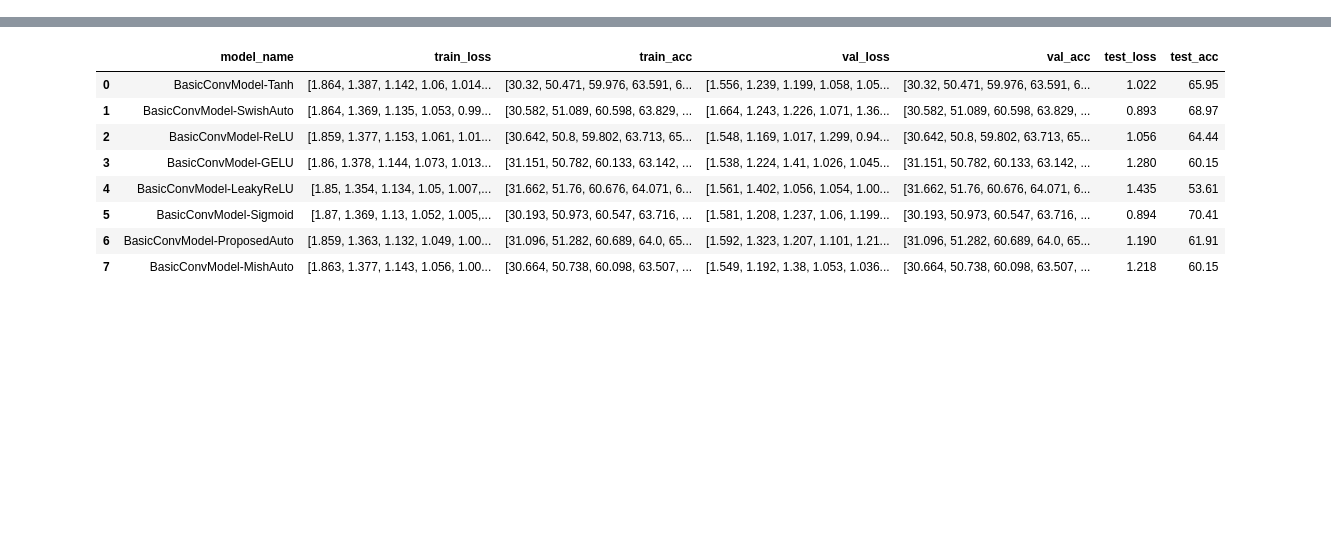
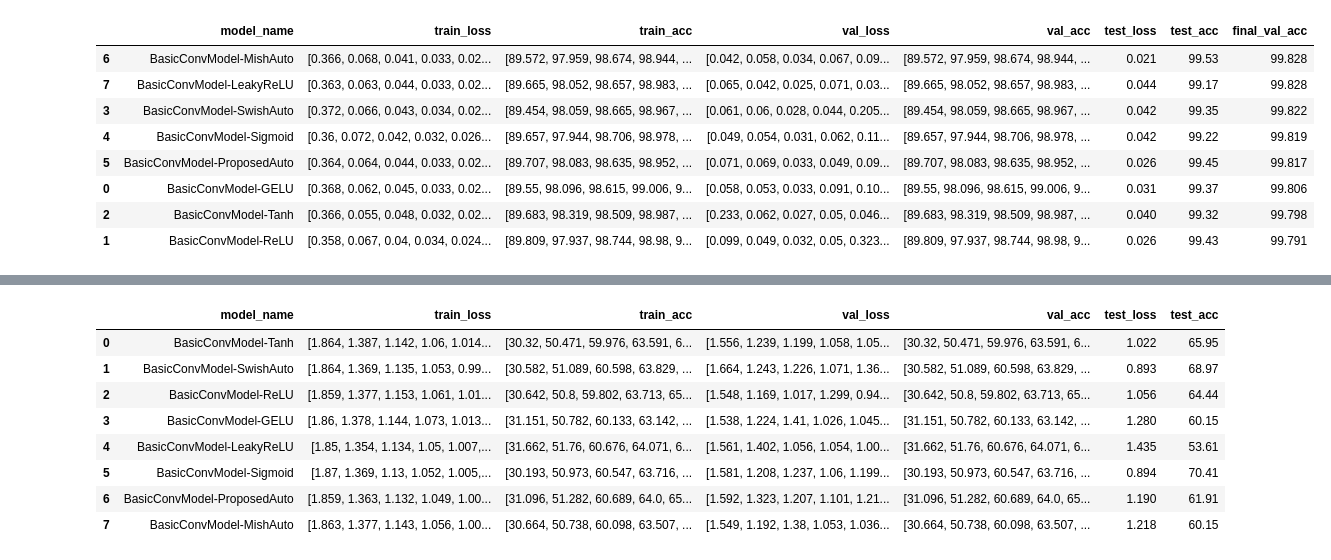
Before and after one commit to aph-naph/pytorch-cifar, a Jupyter notebook: Untitled.ipynb, the cells around one changed output, grey strips where cells are left out. Drawn from its saved outputs; the diff is of its cells as text; code cells hidden in the pictures; blank space fills up the shorter version.

Commit message:
working commit after lr change for rmsprop

```diff
--- a/Untitled.ipynb
+++ b/Untitled.ipynb
@@ -2,3 +2,10 @@
 import pandas as pd
 import plotly.express as px
 import json
+# %%
+def load_json_df(json_file):
+    with open(json_file) as f:
+        json_data = json.load(f)
+    return pd.DataFrame(json_data["data"])
+# %%
+rms_df_mnist = load_json_df("mnist_log_rmsprop.json")
@@ -4,0 +24,12 @@ import json
+# %%
+rms_df_mnist.assign(final_val_acc = lambda x: x['val_acc'].apply(lambda vals: vals[-1])).sort_values("final_val_acc", ascending=False)
+# %% [output]
+|  | model_name | train_loss | train_acc | val_loss | val_acc | test_loss | test_acc | final_val_acc |
+| 6 | BasicConvModel-MishAuto | [0.366, 0.068, 0.041, 0.033, 0.02... | [89.572, 97.959, 98.674, 98.944, ... | [0.042, 0.058, 0.034, 0.067, 0.09... | [89.572, 97.959, 98.674, 98.944, ... | 0.021 | 99.53 | 99.828 |
+| 7 | BasicConvModel-LeakyReLU | [0.363, 0.063, 0.044, 0.033, 0.02... | [89.665, 98.052, 98.657, 98.983, ... | [0.065, 0.042, 0.025, 0.071, 0.03... | [89.665, 98.052, 98.657, 98.983, ... | 0.044 | 99.17 | 99.828 |
+| 3 | BasicConvModel-SwishAuto | [0.372, 0.066, 0.043, 0.034, 0.02... | [89.454, 98.059, 98.665, 98.967, ... | [0.061, 0.06, 0.028, 0.044, 0.205... | [89.454, 98.059, 98.665, 98.967, ... | 0.042 | 99.35 | 99.822 |
+| 4 | BasicConvModel-Sigmoid | [0.36, 0.072, 0.042, 0.032, 0.026... | [89.657, 97.944, 98.706, 98.978, ... | [0.049, 0.054, 0.031, 0.062, 0.11... | [89.657, 97.944, 98.706, 98.978, ... | 0.042 | 99.22 | 99.819 |
+| 5 | BasicConvModel-ProposedAuto | [0.364, 0.064, 0.044, 0.033, 0.02... | [89.707, 98.083, 98.635, 98.952, ... | [0.071, 0.069, 0.033, 0.049, 0.09... | [89.707, 98.083, 98.635, 98.952, ... | 0.026 | 99.45 | 99.817 |
+| 0 | BasicConvModel-GELU | [0.368, 0.062, 0.045, 0.033, 0.02... | [89.55, 98.096, 98.615, 99.006, 9... | [0.058, 0.053, 0.033, 0.091, 0.10... | [89.55, 98.096, 98.615, 99.006, 9... | 0.031 | 99.37 | 99.806 |
+| 2 | BasicConvModel-Tanh | [0.366, 0.055, 0.048, 0.032, 0.02... | [89.683, 98.319, 98.509, 98.987, ... | [0.233, 0.062, 0.027, 0.05, 0.046... | [89.683, 98.319, 98.509, 98.987, ... | 0.040 | 99.32 | 99.798 |
+| 1 | BasicConvModel-ReLU | [0.358, 0.067, 0.04, 0.034, 0.024... | [89.809, 97.937, 98.744, 98.98, 9... | [0.099, 0.049, 0.032, 0.05, 0.323... | [89.809, 97.937, 98.744, 98.98, 9... | 0.026 | 99.43 | 99.791 |
```
Also changed, not shown: parts of 8 cells of this notebook, 3 other files.
